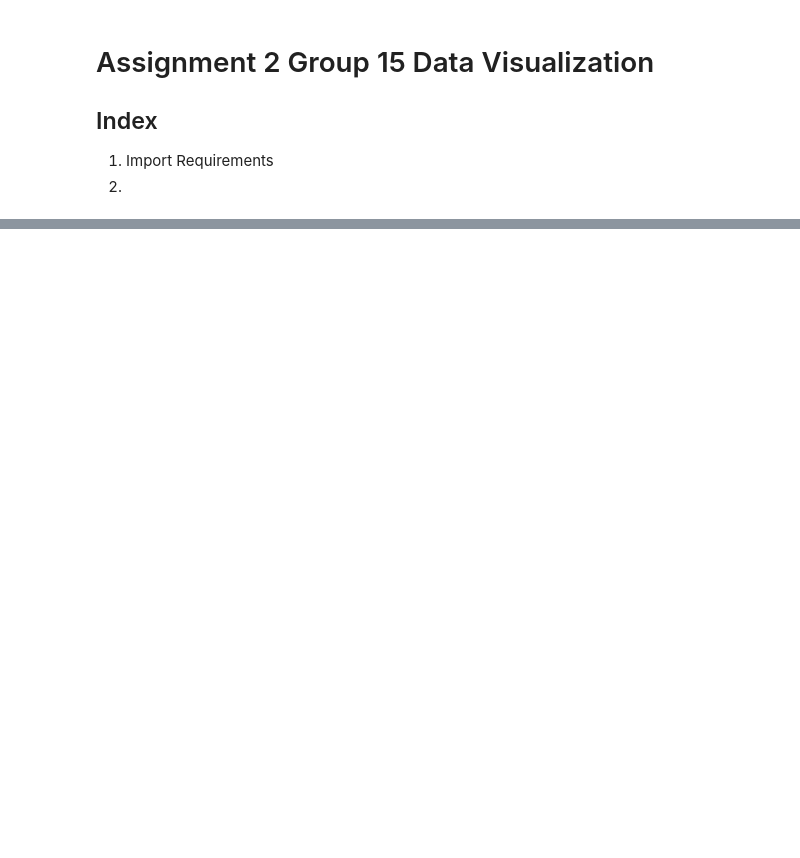
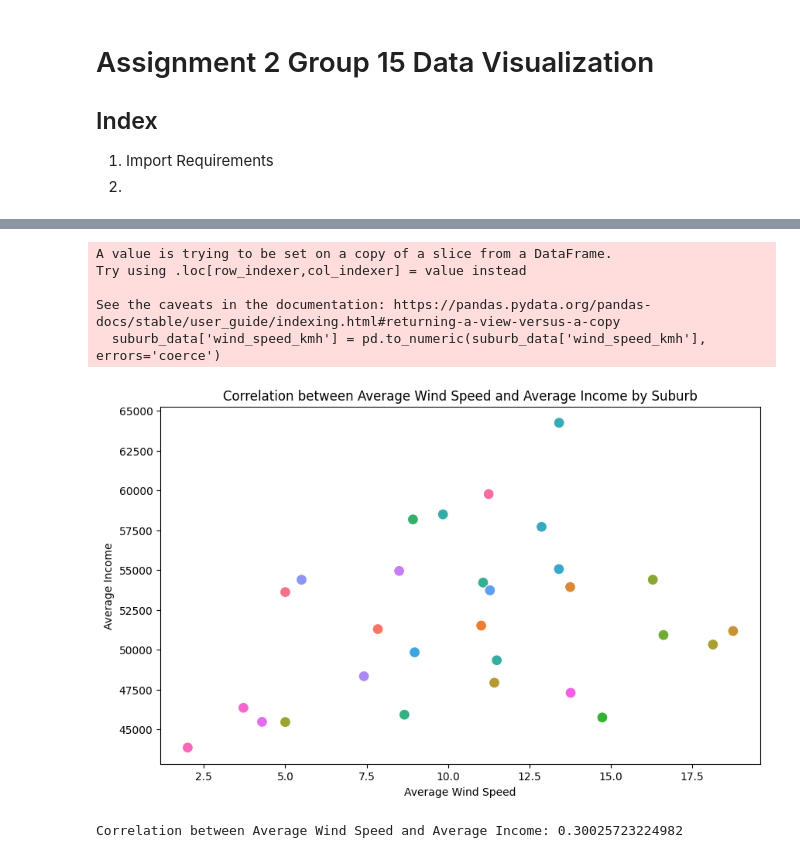
Before and after one commit to BunniYubel/CloudComputingA2, a Jupyter notebook: Data_Visualization.ipynb, the cells around one changed output, grey strips where cells are left out. Cells and saved outputs as stored; diff of their text form; code cells hidden in the pictures; blank space fills up the shorter version.

```diff
--- a/Data_Visualization.ipynb
+++ b/Data_Visualization.ipynb
@@ -262,0 +278,60 @@ print(f"Correlation between Average Rainfall and Accident Count: {correlation}")
+# %%
+# Find Correlation between the average wind speed and amount of traffic accidents of the suburb.
+merged_df_suburb_income = pd.merge(weather_df, income_df, on='suburb')
+unique_values_income = merged_df_suburb_income['suburb'].unique()
+
+# Find Correlation between the average weather and average income of the suburb.
+
+mean_data_list = []
+
+for suburb in unique_values_income:
+    # Filter rows for the current suburb
+    suburb_data = merged_df_suburb_income[merged_df_suburb_income['suburb'] == suburb]
+
+    suburb_data['wind_speed_kmh'] = pd.to_numeric(suburb_data['wind_speed_kmh'], errors='coerce')
+
+    # Calculate mean values for 'rainfall' and 'income'
+    mean_wind_speed_kmh = (suburb_data['wind_speed_kmh']).mean()
+    mean_income = suburb_data['mean_aud'].mean()
+    mean_data_list.append({'suburb': suburb, 'mean_wind_speed_kmh': mean_wind_speed_kmh, 'mean_income': mean_income})
+
+
+# Convert the list to a DataFrame for plotting
+mean_data_df = pd.DataFrame(mean_data_list)
+
+def remove_outliers(df, column):
+    Q1 = df[column].quantile(0.25)
+    Q3 = df[column].quantile(0.75)
+    IQR = Q3 - Q1
+    lower_bound = Q1 - 1.5 * IQR
+    upper_bound = Q3 + 1.5 * IQR
+    return df[(df[column] >= lower_bound) & (df[column] <= upper_bound)]
+
+mean_data_df = remove_outliers(mean_data_df, 'mean_wind_speed_kmh')
+mean_data_df = remove_outliers(mean_data_df, 'mean_income')
+
+# Plotting
+plt.figure(figsize=(10, 6))
+sns.scatterplot(x='mean_wind_speed_kmh', y='mean_income', hue='suburb', data=mean_data_df, s=100)
+plt.title('Correlation between Average Wind Speed and Average Income by Suburb')
+plt.xlabel('Average Wind Speed')
+plt.ylabel('Average Income')
+plt.legend('',frameon=False)
+#plt.legend(title='Suburb')
+plt.show()
+
+# Drop any rows with NaN values that could have arisen from the mean calculation
+mean_data_df.dropna(inplace=True)
+
+# Calculate the Pearson correlation coefficient
+correlation = mean_data_df['mean_wind_speed_kmh'].corr(mean_data_df['mean_income'])
+
+print(f"Correlation between Average Wind Speed and Average Income: {correlation}")
+# %% [output]
+A value is trying to be set on a copy of a slice from a DataFrame.
+Try using .loc[row_indexer,col_indexer] = value instead
+
+See the caveats in the documentation: https://pandas.pydata.org/pandas-docs/stable/user_guide/indexing.html#returning-a-view-versus-a-copy
+  suburb_data['wind_speed_kmh'] = pd.to_numeric(suburb_data['wind_speed_kmh'], errors='coerce')
+[figure, added]
+Correlation between Average Wind Speed and Average Income: 0.30025723224982
```
Also changed, not shown: parts of 16 cells of this notebook.
